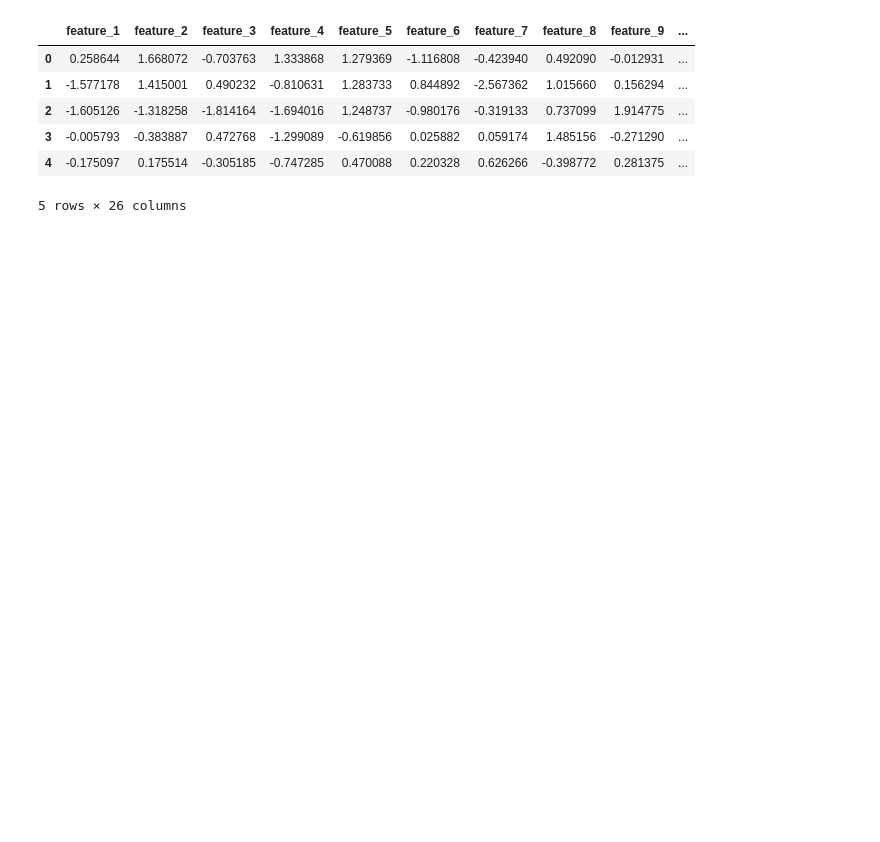
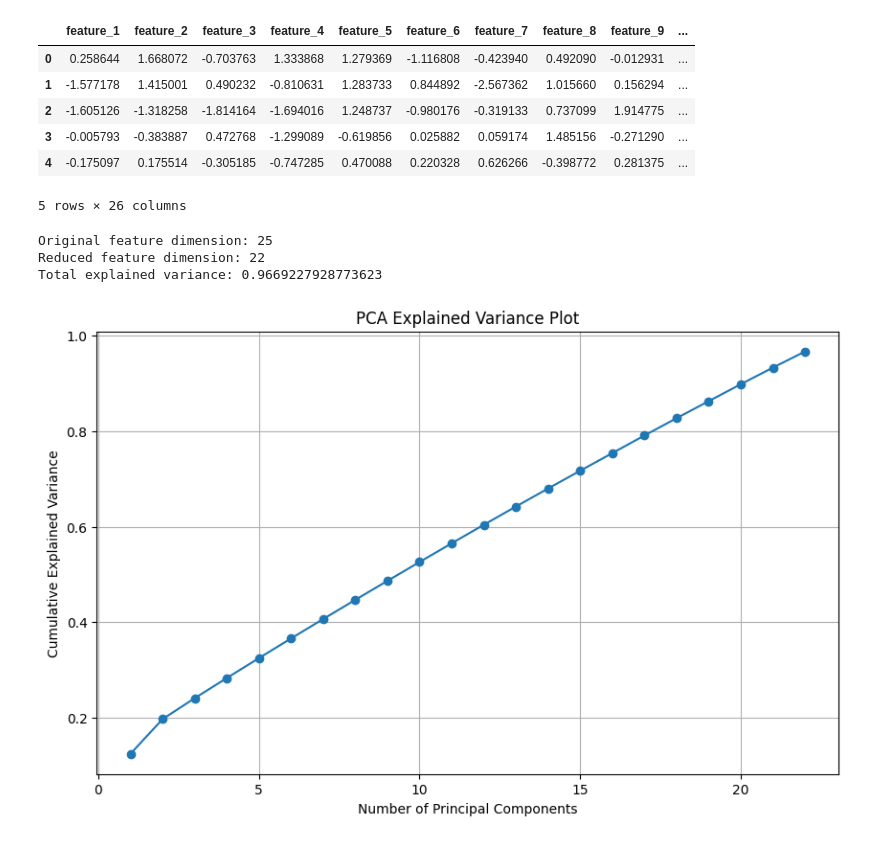
Before and after one commit to mdmohsin212/ai-ml-prep-lab, a Jupyter notebook: 04_Machine Learning/PCA.ipynb, the cells around one changed output. Saved outputs shown, nothing was run; the diff lists cells and outputs as text; code cells hidden in the pictures; blank space fills up the shorter version.

Commit message:
apply pca and Explained Variance

```diff
--- a/04_Machine Learning/PCA.ipynb
+++ b/04_Machine Learning/PCA.ipynb
@@ -23,3 +24,5 @@ df.head()
 | 3 | -0.005793 | -0.383887 | 0.472768 | -1.299089 | -0.619856 | 0.025882 | 0.059174 | 1.485156 | -0.271290 | ... |
 | 4 | -0.175097 | 0.175514 | -0.305185 | -0.747285 | 0.470088 | 0.220328 | 0.626266 | -0.398772 | 0.281375 | ... |
 5 rows × 26 columns
+# %%
+x_train, x_test, y_train, y_test = train_test_split(x, y, stratify=y, test_size=0.20, random_state=42)
@@ -25,0 +34,32 @@ df.head()
+# %%
+pca = PCA(n_components=0.95)
+
+x_train_pca = pca.fit_transform(x_train)
+x_test_pca = pca.transform(x_test)
+
+print("Original feature dimension:", x_train.shape[1])
+print("Reduced feature dimension:", x_train_pca.shape[1])
+print("Total explained variance:", pca.explained_variance_ratio_.sum())
+# %% [output]
+Original feature dimension: 25
+Reduced feature dimension: 22
+Total explained variance: 0.9669227928773623
+# %%
+explained_variance = pca.explained_variance_ratio_
+cumulative_variance = np.cumsum(explained_variance)
+
+plt.figure(figsize=(10, 6))
+
+plt.plot(
+    range(1, len(cumulative_variance) + 1),
+    cumulative_variance,
+    marker="o"
+)
+
+plt.xlabel("Number of Principal Components")
+plt.ylabel("Cumulative Explained Variance")
+plt.title("PCA Explained Variance Plot")
+plt.grid(True)
+plt.show()
+# %% [output]
+[figure, added]
```
Also changed, not shown: parts of 2 cells of this notebook.
